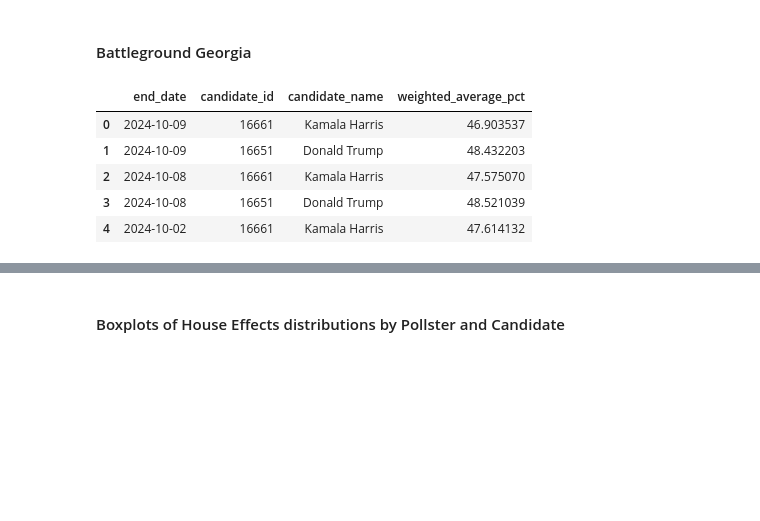
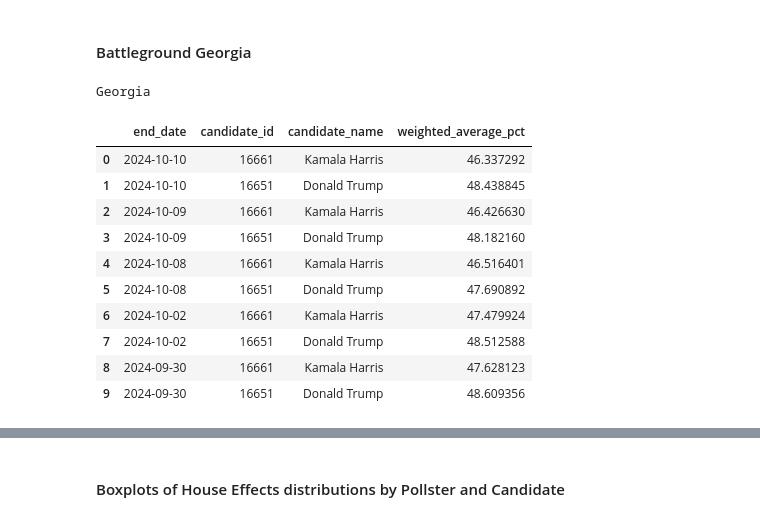
Before and after one commit to christophermoverton/ppoll_jupyterlab, a Jupyter notebook: 538pollingdata.ipynb, the cells around one changed output, grey strips where cells are left out. Cells and saved outputs as stored; diff of their text form; code cells hidden in the pictures; blank space fills up the shorter version.

```diff
--- a/538pollingdata.ipynb
+++ b/538pollingdata.ipynb
@@ -1534,7 +1671,8 @@ boxplot.show()
 #### Battleground Wisconsin
 # %%
 # Initialize lambda and create an empty DataFrame to store the results
-lambda_value = .375
+lambda_value = .05
+avg_window = 9
 weighted_averages = []
 
 # Define the two candidate IDs of interest
@@ -1619,9 +1757,9 @@ for current_date in df_mi['end_date'].unique():
             result_df = pd.concat([result_df, filtered_df])
         candidate_data = result_df.copy()
 
-        c_mean = candidate_data[(candidate_data['days_past_index'] < 15) & (candidate_data['days_past_index'] > 0)]['pct'].mean() #gather mean for past 30 days of likely voters
+        c_mean = candidate_data[(candidate_data['days_past_index'] < avg_window) & (candidate_data['days_past_index'] > 0)]['pct'].mean() #gather mean for past 30 days of likely voters
 
-        c_std = candidate_data[(candidate_data['days_past_index'] < 15) & (candidate_data['days_past_index'] > 0)]['pct'].std() #gather standard deviation for past 30 days of likely voters
+        c_std = candidate_data[(candidate_data['days_past_index'] < avg_window) & (candidate_data['days_past_index'] > 0)]['pct'].std() #gather standard deviation for past 30 days of likely voters
         #print(candidate)
         #print(c_mean)
         #print(c_std)
@@ -1634,8 +1772,8 @@ for current_date in df_mi['end_date'].unique():
         #lets grab house effect data
         # Group the data by 'pollster' and calculate the mean of 'pct' for each pollstera
         #Start House effect data computation#
-        c_mean2 = candidate_data[(candidate_data['days_past_index'] < 15) & (candidate_data['days_past_index'] >= 0)]['pct'].mean()
-        c_mean_by_pollster = candidate_data[(candidate_data['days_past_index'] < 15) &
+        c_mean2 = candidate_data[(candidate_data['days_past_index'] < avg_window) & (candidate_data['days_past_index'] >= 0)]['pct'].mean()
+        c_mean_by_pollster = candidate_data[(candidate_data['days_past_index'] < avg_window) &
                                             (candidate_data['days_past_index'] >= 0)].groupby('pollster_id')['pct'].mean()
 
 
@@ -1704,5 +1842,6 @@ for current_date in df_mi['end_date'].unique():
 
 # Convert the results into a new DataFrame
 df_weighted_averages = pd.DataFrame(weighted_averages)
-df_weighted_averages.head()
+print("Wisconsin")
+df_weighted_averages.head(10)
 # %% [output]
@@ -1833,7 +1978,8 @@ boxplot.show()
 #### Battleground North Carolina
 # %%
 # Initialize lambda and create an empty DataFrame to store the results
-lambda_value = .375
+lambda_value = .05
+avg_window = 9
 weighted_averages = []
 
 # Define the two candidate IDs of interest
@@ -1918,9 +2064,9 @@ for current_date in df_mi['end_date'].unique():
             result_df = pd.concat([result_df, filtered_df])
         candidate_data = result_df.copy()
 
-        c_mean = candidate_data[(candidate_data['days_past_index'] < 15) & (candidate_data['days_past_index'] > 0)]['pct'].mean() #gather mean for past 30 days of likely voters
+        c_mean = candidate_data[(candidate_data['days_past_index'] < avg_window) & (candidate_data['days_past_index'] > 0)]['pct'].mean() #gather mean for past 30 days of likely voters
 
-        c_std = candidate_data[(candidate_data['days_past_index'] < 15) & (candidate_data['days_past_index'] > 0)]['pct'].std() #gather standard deviation for past 30 days of likely voters
+        c_std = candidate_data[(candidate_data['days_past_index'] < avg_window) & (candidate_data['days_past_index'] > 0)]['pct'].std() #gather standard deviation for past 30 days of likely voters
         #print(candidate)
         #print(c_mean)
         #print(c_std)
@@ -1933,8 +2079,8 @@ for current_date in df_mi['end_date'].unique():
         #lets grab house effect data
         # Group the data by 'pollster' and calculate the mean of 'pct' for each pollstera
         #Start House effect data computation#
-        c_mean2 = candidate_data[(candidate_data['days_past_index'] < 15) & (candidate_data['days_past_index'] >= 0)]['pct'].mean()
-        c_mean_by_pollster = candidate_data[(candidate_data['days_past_index'] < 15) &
+        c_mean2 = candidate_data[(candidate_data['days_past_index'] < avg_window) & (candidate_data['days_past_index'] >= 0)]['pct'].mean()
+        c_mean_by_pollster = candidate_data[(candidate_data['days_past_index'] < avg_window) &
                                             (candidate_data['days_past_index'] >= 0)].groupby('pollster_id')['pct'].mean()
 
 
@@ -2003,5 +2149,6 @@ for current_date in df_mi['end_date'].unique():
 
 # Convert the results into a new DataFrame
 df_weighted_averages = pd.DataFrame(weighted_averages)
-df_weighted_averages.head()
+print("North Carolina")
+df_weighted_averages.head(10)
 # %% [output]
@@ -2132,7 +2285,8 @@ boxplot.show()
 #### Battleground Georgia
 # %%
 # Initialize lambda and create an empty DataFrame to store the results
-lambda_value = .375
+lambda_value = .05
+avg_window = 9
 weighted_averages = []
 
 # Define the two candidate IDs of interest
@@ -2217,9 +2371,9 @@ for current_date in df_mi['end_date'].unique():
             result_df = pd.concat([result_df, filtered_df])
         candidate_data = result_df.copy()
 
-        c_mean = candidate_data[(candidate_data['days_past_index'] < 15) & (candidate_data['days_past_index'] > 0)]['pct'].mean() #gather mean for past 30 days of likely voters
+        c_mean = candidate_data[(candidate_data['days_past_index'] < avg_window) & (candidate_data['days_past_index'] > 0)]['pct'].mean() #gather mean for past 30 days of likely voters
 
-        c_std = candidate_data[(candidate_data['days_past_index'] < 15) & (candidate_data['days_past_index'] > 0)]['pct'].std() #gather standard deviation for past 30 days of likely voters
+        c_std = candidate_data[(candidate_data['days_past_index'] < avg_window) & (candidate_data['days_past_index'] > 0)]['pct'].std() #gather standard deviation for past 30 days of likely voters
         #print(candidate)
         #print(c_mean)
         #print(c_std)
@@ -2232,8 +2386,8 @@ for current_date in df_mi['end_date'].unique():
         #lets grab house effect data
         # Group the data by 'pollster' and calculate the mean of 'pct' for each pollstera
         #Start House effect data computation#
-        c_mean2 = candidate_data[(candidate_data['days_past_index'] < 15) & (candidate_data['days_past_index'] >= 0)]['pct'].mean()
-        c_mean_by_pollster = candidate_data[(candidate_data['days_past_index'] < 15) &
+        c_mean2 = candidate_data[(candidate_data['days_past_index'] < avg_window) & (candidate_data['days_past_index'] >= 0)]['pct'].mean()
+        c_mean_by_pollster = candidate_data[(candidate_data['days_past_index'] < avg_window) &
                                             (candidate_data['days_past_index'] >= 0)].groupby('pollster_id')['pct'].mean()
 
 
@@ -2277,39 +2431,46 @@ for current_date in df_mi['end_date'].unique():
             candidate_data['weight_mode'] * candidate_data['weight_sample'] *
             candidate_data['weight_score'] * candidate_data['weight_time'] * candidate_data['weight_outlier']
         )
         # check for NaN entries in the w_i column
         #nan_weight_i = candidate_data['w_i'].isna().sum()
         #print result
         #print(f"Number of NaN value in 'w_i': {nan_weight_i}")
 
         # Step 3: Identify rows with NaN in w_i to examine their individual values
         #nan_rows = candidate_data[candidate_data['w_i'].isna()]
         #print("Rows producing NaN in 'w_i':")
         #print(nan_rows[['methodology','weight_mode', 'weight_sample', 'weight_score', 'weight_time', 'w_i']])
 
         # Step 9: Compute the weighted average of the poll points ('pct') using the computed weights
         weighted_average_pct = np.average(candidate_data['adjusted_pct'], weights=candidate_data['w_i'])
 
         # Step 10: Store the current date, candidate_id, candidate_name, and the weighted average in a new DataFrame
         if not candidate_data.empty:
             candidate_name = candidate_data['candidate_name'].iloc[0]
             weighted_averages.append({
                 'end_date': current_date,
                 'candidate_id': candidate,
                 'candidate_name': candidate_name,
                 'weighted_average_pct': weighted_average_pct
             })
 
 # Convert the results into a new DataFrame
 df_weighted_averages = pd.DataFrame(weighted_averages)
-df_weighted_averages.head()
+print("Georgia")
+df_weighted_averages.head(10)
 # %% [output]
+Georgia
 |  | end_date | candidate_id | candidate_name | weighted_average_pct |
-| 0 | 2024-10-09 | 16661 | Kamala Harris | 46.903537 |
-| 1 | 2024-10-09 | 16651 | Donald Trump | 48.432203 |
-| 2 | 2024-10-08 | 16661 | Kamala Harris | 47.575070 |
-| 3 | 2024-10-08 | 16651 | Donald Trump | 48.521039 |
-| 4 | 2024-10-02 | 16661 | Kamala Harris | 47.614132 |
+| 0 | 2024-10-10 | 16661 | Kamala Harris | 46.337292 |
+| 1 | 2024-10-10 | 16651 | Donald Trump | 48.438845 |
+| 2 | 2024-10-09 | 16661 | Kamala Harris | 46.426630 |
+| 3 | 2024-10-09 | 16651 | Donald Trump | 48.182160 |
+| 4 | 2024-10-08 | 16661 | Kamala Harris | 46.516401 |
+| 5 | 2024-10-08 | 16651 | Donald Trump | 47.690892 |
+| 6 | 2024-10-02 | 16661 | Kamala Harris | 47.479924 |
+| 7 | 2024-10-02 | 16651 | Donald Trump | 48.512588 |
+| 8 | 2024-09-30 | 16661 | Kamala Harris | 47.628123 |
+| 9 | 2024-09-30 | 16651 | Donald Trump | 48.609356 |
 # %%
 # Pivot the data so that we have both candidates' weighted averages in the same row for each end_date
 df_pivot = df_weighted_averages.pivot(index='end_date', columns='candidate_name', values='weighted_average_pct').reset_index()
```
Also changed, not shown: parts of 39 cells of this notebook, 2 other files.
